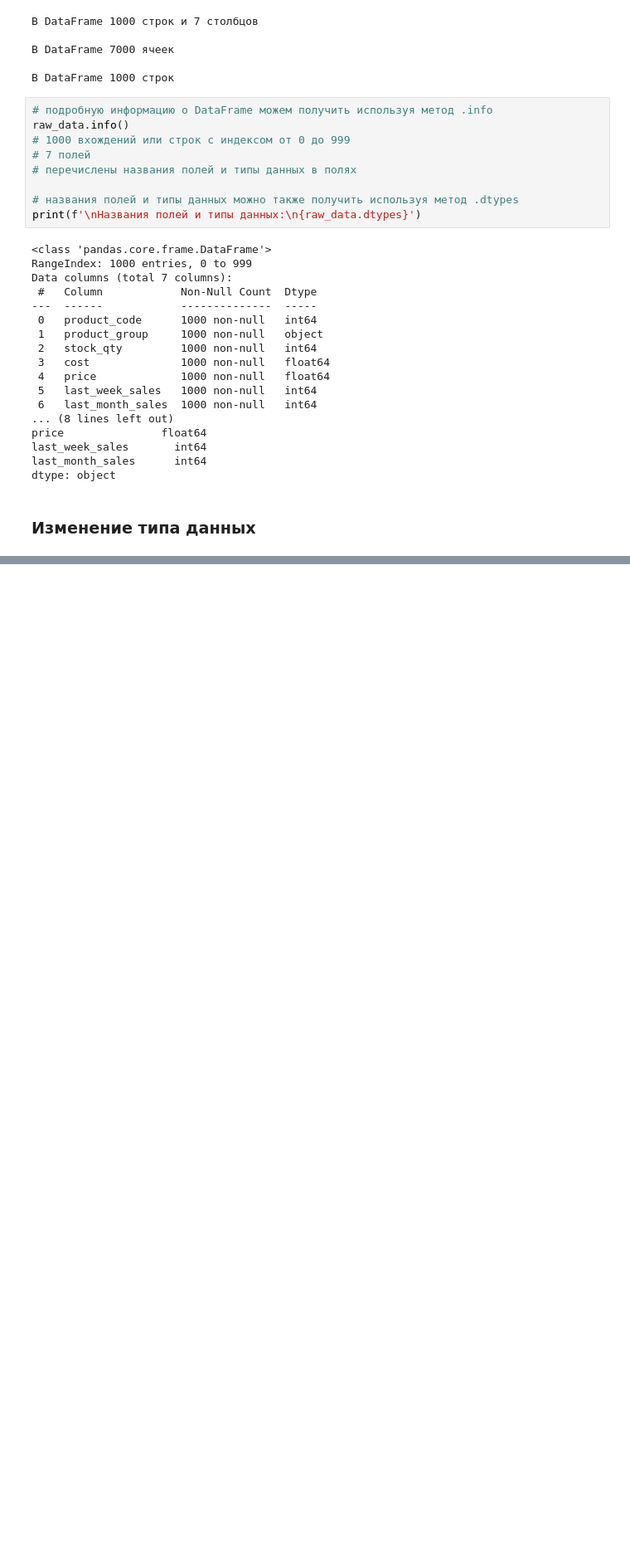
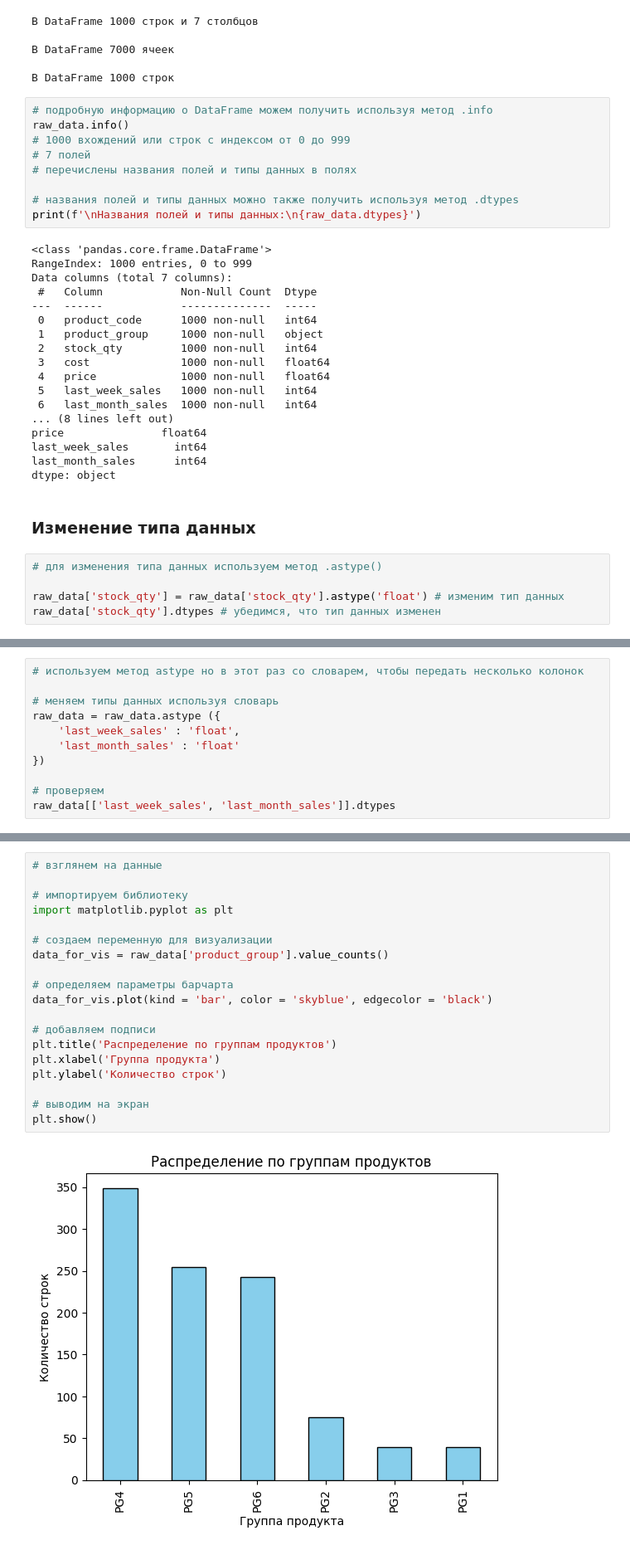
Before and after one commit to Korablinr54/Python, a Jupyter notebook: Pandas/Pandas.ipynb, the cells around one changed output, grey strips where cells are left out. Shown at 83% size. Drawn from its saved outputs; the diff is of its cells as text; blank space fills up the shorter version.

```diff
--- a/Pandas/Pandas.ipynb
+++ b/Pandas/Pandas.ipynb
@@ -250,3 +250,8 @@ last_month_sales      int64
 dtype: object
 # %% [markdown]
 ### Изменение типа данных
+# %%
+# для изменения типа данных используем метод .astype()
+
+raw_data['stock_qty'] = raw_data['stock_qty'].astype('float') # изменим тип данных
+raw_data['stock_qty'].dtypes # убедимся, что тип данных изменен
@@ -252,0 +260,11 @@ dtype: object
+# %%
+# используем метод astype но в этот раз со словарем, чтобы передать несколько колонок
+
+# меняем типы данных используя словарь
+raw_data = raw_data.astype ({
+    'last_week_sales' : 'float',
+    'last_month_sales' : 'float'
+})
+
+# проверяем
+raw_data[['last_week_sales', 'last_month_sales']].dtypes
@@ -252,0 +302,21 @@ dtype: object
+# %%
+# взглянем на данные
+
+# импортируем библиотеку
+import matplotlib.pyplot as plt
+
+# создаем переменную для визуализации
+data_for_vis = raw_data['product_group'].value_counts()
+
+# определяем параметры барчарта
+data_for_vis.plot(kind = 'bar', color = 'skyblue', edgecolor = 'black')
+
+# добавляем подписи
+plt.title('Распределение по группам продуктов')
+plt.xlabel('Группа продукта')
+plt.ylabel('Количество строк')
+
+# выводим на экран
+plt.show()
+# %% [output]
+[figure, added]
```
Also changed, not shown: parts of 6 cells of this notebook.
